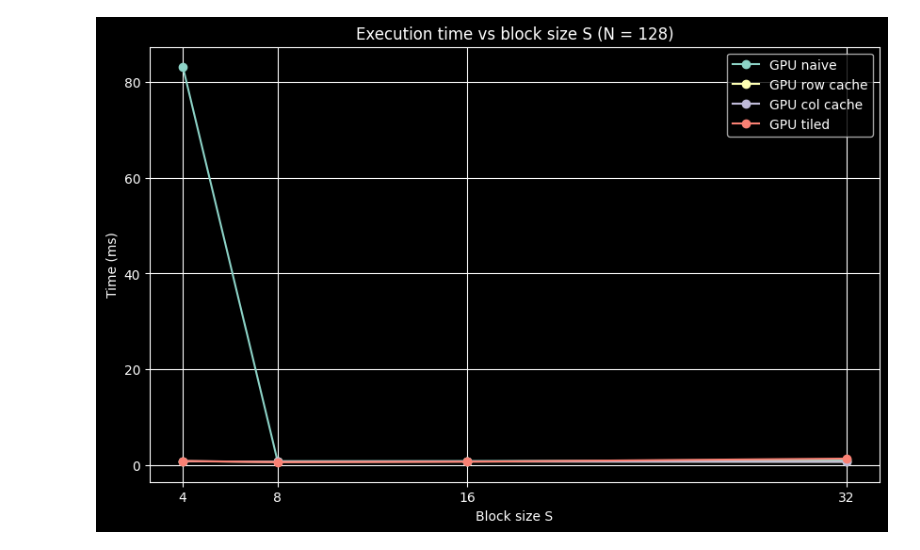
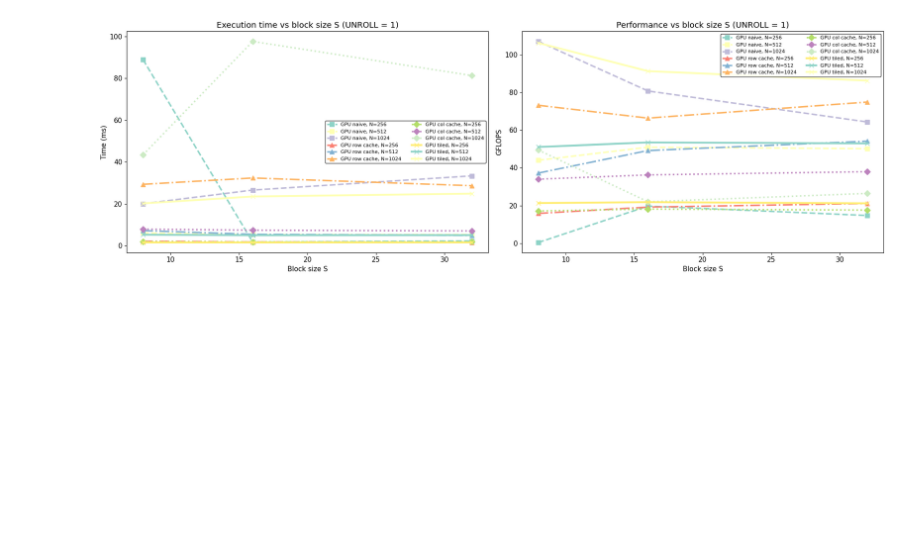
Before and after one commit to domster704/parallel-programming-labs, a Jupyter notebook: lab8_4-cuda/analyze.ipynb, the cells around one changed output. Saved outputs shown, nothing was run; the diff lists cells and outputs as text; code cells hidden in the pictures; blank space fills up the shorter version.

```diff
--- a/lab8_4-cuda/analyze.ipynb
+++ b/lab8_4-cuda/analyze.ipynb
@@ -106 +6,13 @@ data = [
+# %%
+plt.rcParams["figure.facecolor"] = "white"
+plt.rcParams["axes.facecolor"] = "white"
+plt.rcParams["savefig.facecolor"] = "white"
+plt.rcParams["axes.edgecolor"] = "black"
+plt.rcParams["axes.labelcolor"] = "black"
+plt.rcParams["xtick.color"] = "black"
+plt.rcParams["ytick.color"] = "black"
+plt.rcParams["text.color"] = "black"
+plt.rcParams["legend.facecolor"] = "white"
+plt.rcParams["legend.edgecolor"] = "black"
+plt.rcParams["font.size"] = 11
 # %%
@@ -142,22 +79,61 @@ gpu_df
+# %%
+styles = {
+    "CPU": {"marker": "o", "linestyle": "-", "linewidth": 2.5},
+    "GPU naive": {"marker": "s", "linestyle": "--", "linewidth": 2.5},
+    "GPU row cache": {"marker": "^", "linestyle": "-.", "linewidth": 2.5},
+    "GPU col cache": {"marker": "D", "linestyle": ":", "linewidth": 2.5},
+    "GPU tiled": {"marker": "x", "linestyle": "-", "linewidth": 3.0},
+}
 # %%
-N_values = sorted(gpu_df["N"].unique())
-algorithms = gpu_df["Algorithm"].unique()
+unroll_for_S = 1
 
-for N in N_values:
-    plt.figure(figsize=(10, 6))
+df_s = df[(df["UNROLL"] == unroll_for_S) & (df["Algorithm"] != "CPU")].copy()
 
-    subset = gpu_df[gpu_df["N"] == N]
+fig, axes = plt.subplots(1, 2, figsize=(18, 6))
+fig.patch.set_facecolor("white")
 
-    for algo in algorithms:
-        part = subset[subset["Algorithm"] == algo].sort_values("S")
-        plt.plot(part["S"], part["Time_ms"], marker="o", label=algo)
+for algo in ["GPU naive", "GPU row cache", "GPU col cache", "GPU tiled"]:
+    for N in sorted(df_s["N"].unique()):
+        part = df_s[(df_s["Algorithm"] == algo) & (df_s["N"] == N)].sort_values("S")
+        if len(part) == 0:
+            continue
 
-    plt.title(f"Execution time vs block size S (N = {N})")
-    plt.xlabel("Block size S")
-    plt.ylabel("Time (ms)")
-    plt.xticks(sorted(subset["S"].unique()))
-    plt.grid(True)
-    plt.legend()
-    plt.show()
+        label = f"{algo}, N={N}"
+        style = styles[algo]
+
+        axes[0].plot(
+            part["S"], part["Time_ms"],
+            label=label,
+            marker=style["marker"],
+            linestyle=style["linestyle"],
+            linewidth=style["linewidth"],
+            markersize=7
+        )
+
+        axes[1].plot(
+            part["S"], part["GFLOPS"],
+            label=label,
+            marker=style["marker"],
+            linestyle=style["linestyle"],
+            linewidth=style["linewidth"],
+            markersize=7
+        )
+
+axes[0].set_title(f"Execution time vs block size S (UNROLL = {unroll_for_S})")
+axes[0].set_xlabel("Block size S")
+axes[0].set_ylabel("Time (ms)")
+axes[0].grid(True, alpha=0.3)
+
+axes[1].set_title(f"Performance vs block size S (UNROLL = {unroll_for_S})")
+axes[1].set_xlabel("Block size S")
+axes[1].set_ylabel("GFLOPS")
+axes[1].grid(True, alpha=0.3)
+
+for ax in axes:
+    ax.legend(fontsize=8, ncol=2)
+    ax.set_facecolor("white")
+
+plt.tight_layout()
+plt.show()
 # %% [output]
-[figure, old version]
+[figure, new version]
```
Also changed, not shown: parts of 9 cells of this notebook, 3 other files.
